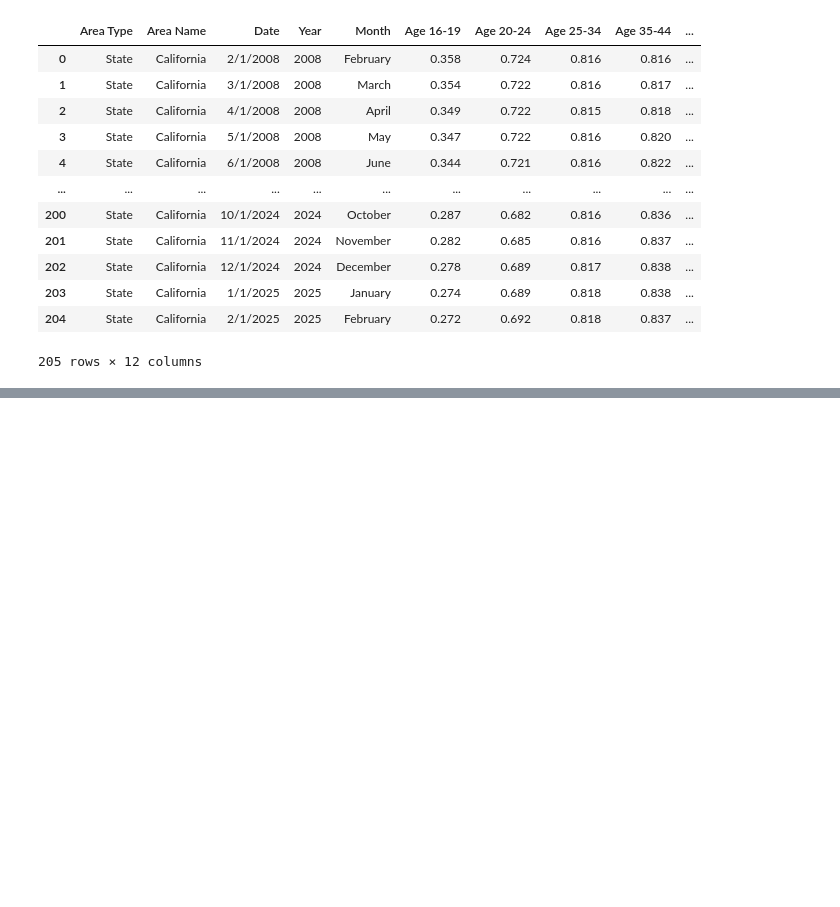
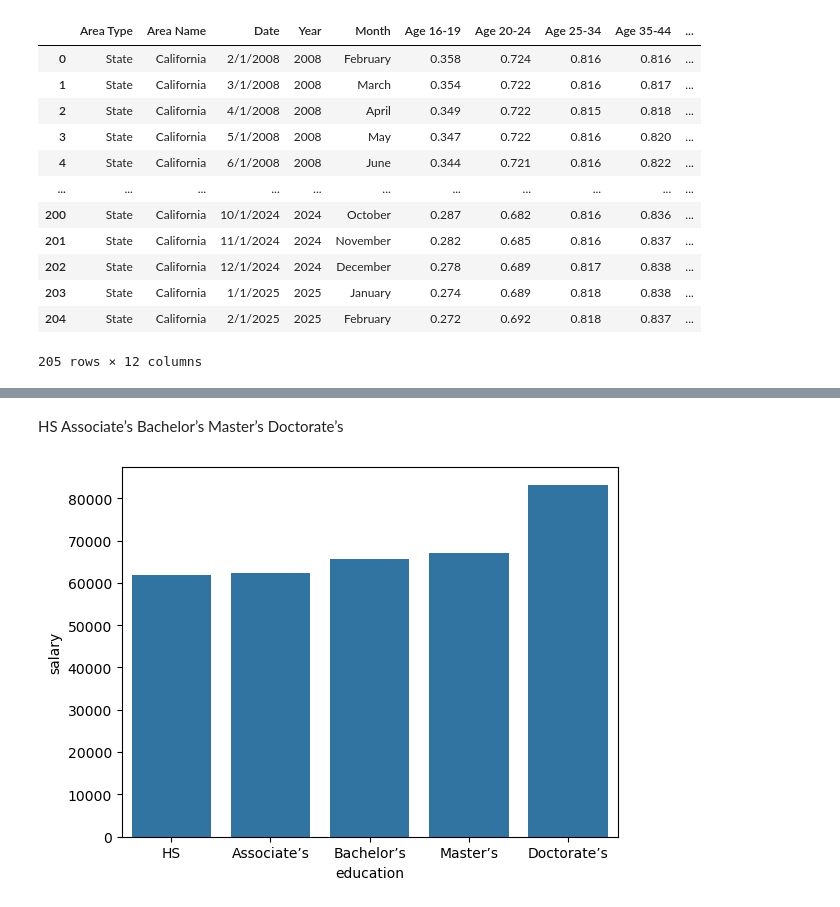
Before and after one commit to NuriaSalasVazquez/project-da-promo-49-modulo-3-team-4, a Jupyter notebook: EDA.ipynb, the cells around one changed output, grey strips where cells are left out. Cells and saved outputs as stored; diff of their text form; code cells hidden in the pictures; blank space fills up the shorter version.

```diff
--- a/EDA.ipynb
+++ b/EDA.ipynb
@@ -412,0 +456,12 @@ df_california
+# %% [markdown]
+HS
+Associate’s
+Bachelor’s
+Master’s
+Doctorate’s
+# %%
+df["education"]=pd.cut(df["education"], bins=5, labels=["HS", "Associate’s","Bachelor’s","Master’s","Doctorate’s"])
+# %%
+sns.barplot(x="education",y= "salary",data=df,errorbar=None);
+# %% [output]
+[figure, added]
```
Also changed, not shown: parts of 8 cells of this notebook.
